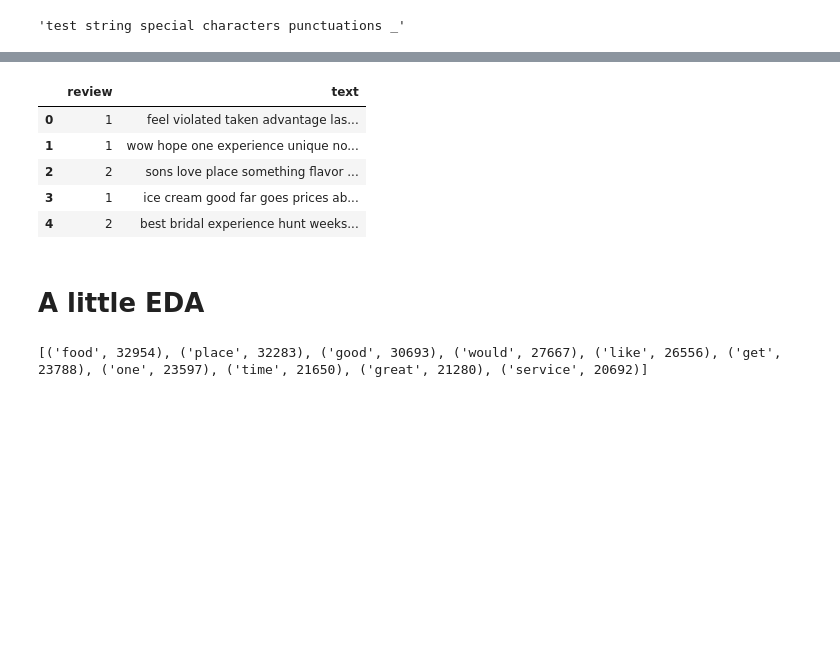
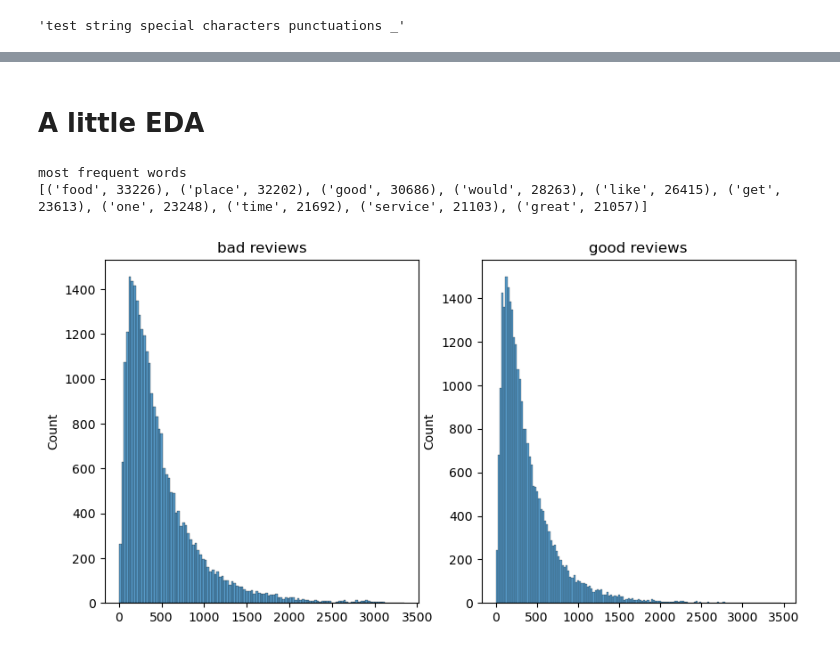
Before and after one commit to jameskn30/NLP_RNN, a Jupyter notebook: UB DL/assignment2/transformers/main.ipynb, the cells around one changed output, grey strips where cells are left out. Saved outputs shown, nothing was run; the diff lists cells and outputs as text; code cells hidden in the pictures; blank space fills up the shorter version.

```diff
--- a/UB DL/assignment2/transformers/main.ipynb
+++ b/UB DL/assignment2/transformers/main.ipynb
@@ -107,4 +118,6 @@ clean_text(test_string)
 # %% [output]
 'test string special characters punctuations _'
 # %%
-train_df['text'] = train_df['text'].apply(lambda s: clean_text(s))
+eda_df = train_df.copy()
+eda_df['text'] = eda_df['text'].apply(lambda s: clean_text(s))
+eda_df.head()
@@ -111,22 +131,26 @@ train_df['text'] = train_df['text'].apply(lambda s: clean_text(s))
-# %%
-train_df.head()
-# %% [output]
-|  | review | text |
-| 0 | 1 | feel violated taken advantage las... |
-| 1 | 1 | wow hope one experience unique no... |
-| 2 | 2 | sons love place something flavor ... |
-| 3 | 1 | ice cream good far goes prices ab... |
-| 4 | 2 | best bridal experience hunt weeks... |
 # %% [markdown]
 # A little EDA
 # %%
 # wordcloud of common words
 freq = collections.Counter()
 
-for row in train_df.iterrows():
+for row in eda_df.iterrows():
     label, text = row[1]
     freq.update(text.split())
 
+print('most frequent words')
 print(freq.most_common(10))
 # %% [output]
-[('food', 32954), ('place', 32283), ('good', 30693), ('would', 27667), ('like', 26556), ('get', 23788), ('one', 23597), ('time', 21650), ('great', 21280), ('service', 20692)]
+most frequent words
+[('food', 33226), ('place', 32202), ('good', 30686), ('would', 28263), ('like', 26415), ('get', 23613), ('one', 23248), ('time', 21692), ('service', 21103), ('great', 21057)]
+# %%
+bad_reviews = eda_df.loc[eda_df['review'] == 1]['text'].apply(lambda s: len(s)).values
+good_reviews = eda_df.loc[eda_df['review'] == 2]['text'].apply(lambda s: len(s)).values
+fig, (ax1, ax2) = plt.subplots(1,2,figsize=(10,5))
+sns.histplot(x = bad_reviews, label = 'bad reviews', ax = ax1)
+ax1.set_title('bad reviews')
+sns.histplot(x = good_reviews, label = 'good reviews', ax = ax2)
+ax2.set_title('good reviews')
+plt.show()
+# %% [output]
+[figure, added]
```
Also changed, not shown: parts of 16 cells of this notebook, 4 other files.
